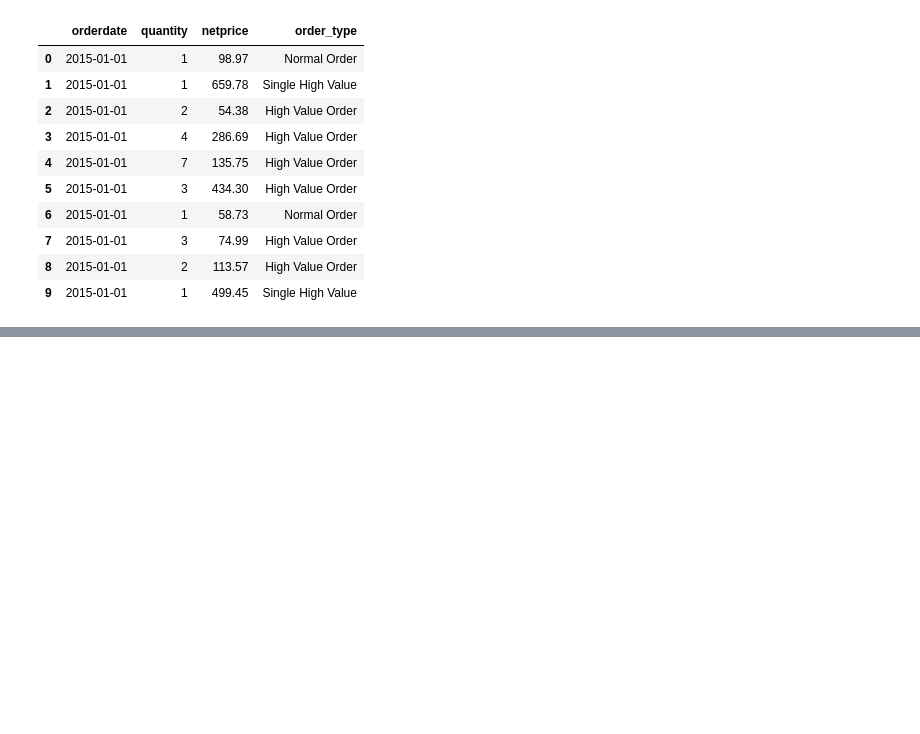
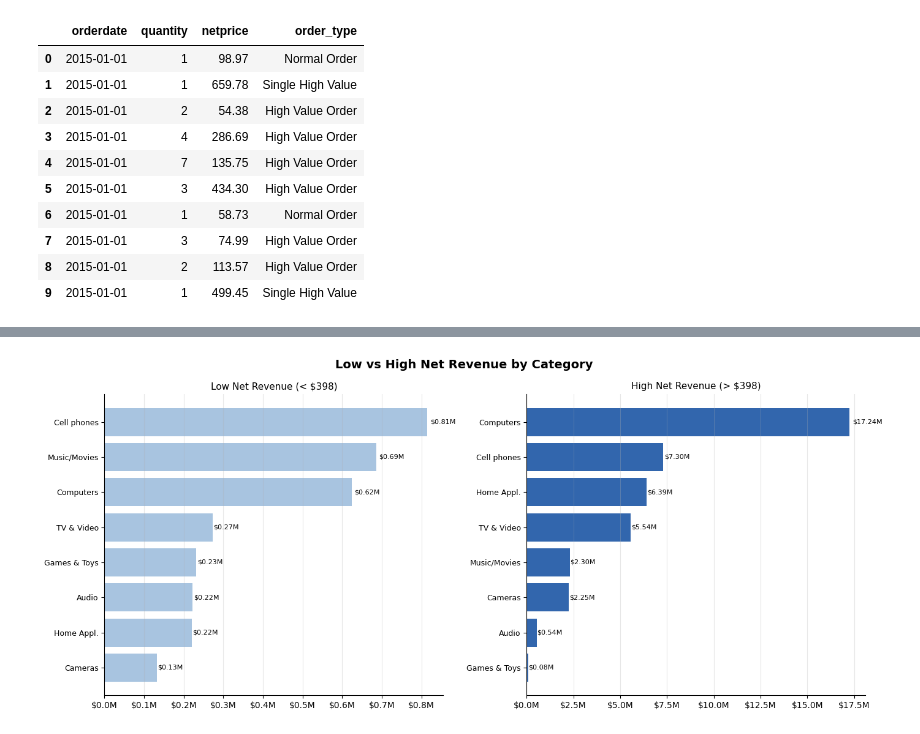
Before and after one commit to bonsoul/Data_Engineering101, a Jupyter notebook: AND41.ipynb, the cells around one changed output, grey strips where cells are left out. Saved outputs shown, nothing was run; the diff lists cells and outputs as text; code cells hidden in the pictures; blank space fills up the shorter version.

```diff
--- a/AND41.ipynb
+++ b/AND41.ipynb
@@ -112,0 +143,45 @@ LIMIT 10
+# %%
+## visual
+
+data = {
+    'category': ['Audio', 'Cameras', 'Cell phones', 'Computers',
+                 'Games & Toys', 'Home Appl.', 'Music/Movies', 'TV & Video'],
+    'low_net_revenue':  [222337.83, 133004.54, 814449.53, 624340.42,
+                         231979.63, 219797.07, 685808.49, 272338.29],
+    'high_net_revenue': [544600.39, 2249528.02, 7299245.55, 17237873.07,
+                          84147.67, 6392649.61, 2303488.80, 5542202.32],
+}
+
+df = pd.DataFrame(data)
+df_low  = df.sort_values('low_net_revenue',  ascending=True)
+df_high = df.sort_values('high_net_revenue', ascending=True)
+
+fmt = plt.FuncFormatter(lambda v, _: f'${v/1e6:.1f}M')
+fig, axes = plt.subplots(1, 2, figsize=(14, 6))
+fig.suptitle('Low vs High Net Revenue by Category', fontsize=14, fontweight='bold')
+
+for ax, df_sorted, col, color, title in zip(
+    axes,
+    [df_low, df_high],
+    ['low_net_revenue', 'high_net_revenue'],
+    ['#a8c4e0', '#3266ad'],
+    ['Low Net Revenue (< $398)', 'High Net Revenue (> $398)']
+):
+    x = np.arange(len(df_sorted))
+    bars = ax.barh(x, df_sorted[col], color=color, edgecolor='none')
+    ax.set_yticks(x)
+    ax.set_yticklabels(df_sorted['category'], fontsize=9)
+    ax.set_title(title, fontsize=11)
+    ax.xaxis.set_major_formatter(fmt)
+    ax.grid(axis='x', alpha=0.3)
+    ax.spines[['top', 'right']].set_visible(False)
+    for bar in bars:
+        w = bar.get_width()
+        ax.text(w * 1.01, bar.get_y() + bar.get_height() / 2,
+                f'${w/1e6:.2f}M', va='center', fontsize=8)
+
+plt.tight_layout()
+plt.savefig('low_vs_high_revenue.png', dpi=150, bbox_inches='tight')
+plt.show()
+# %% [output]
+[figure, added]
```
Also changed, not shown: parts of 4 cells of this notebook.
